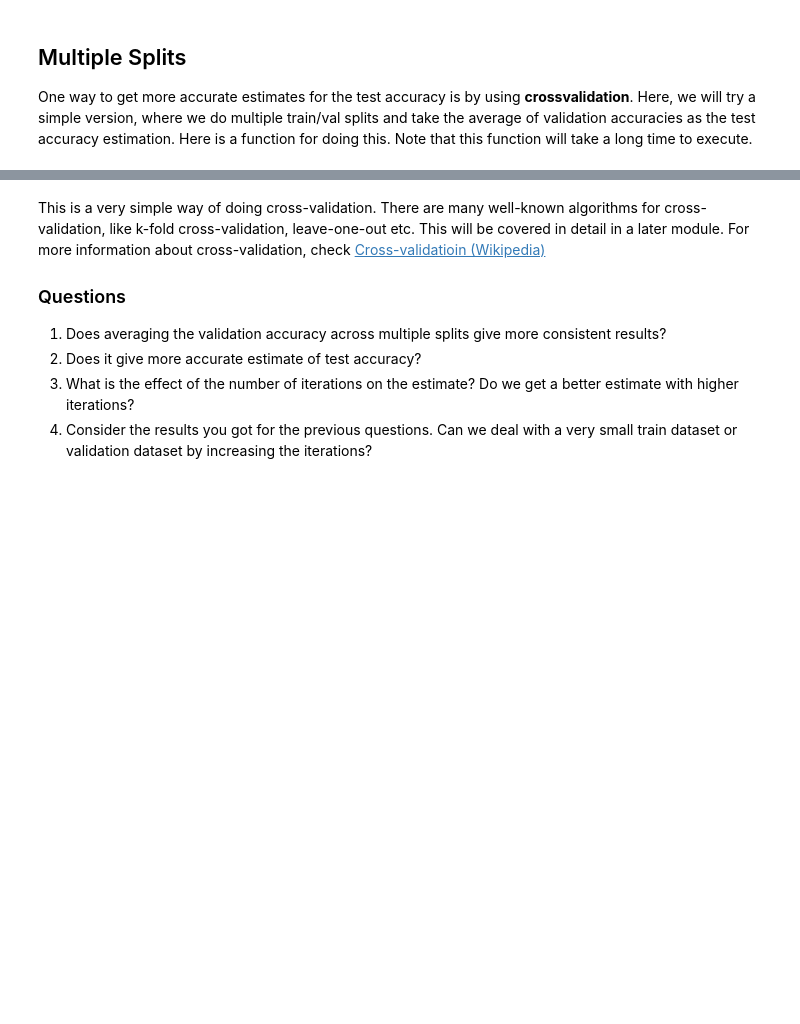
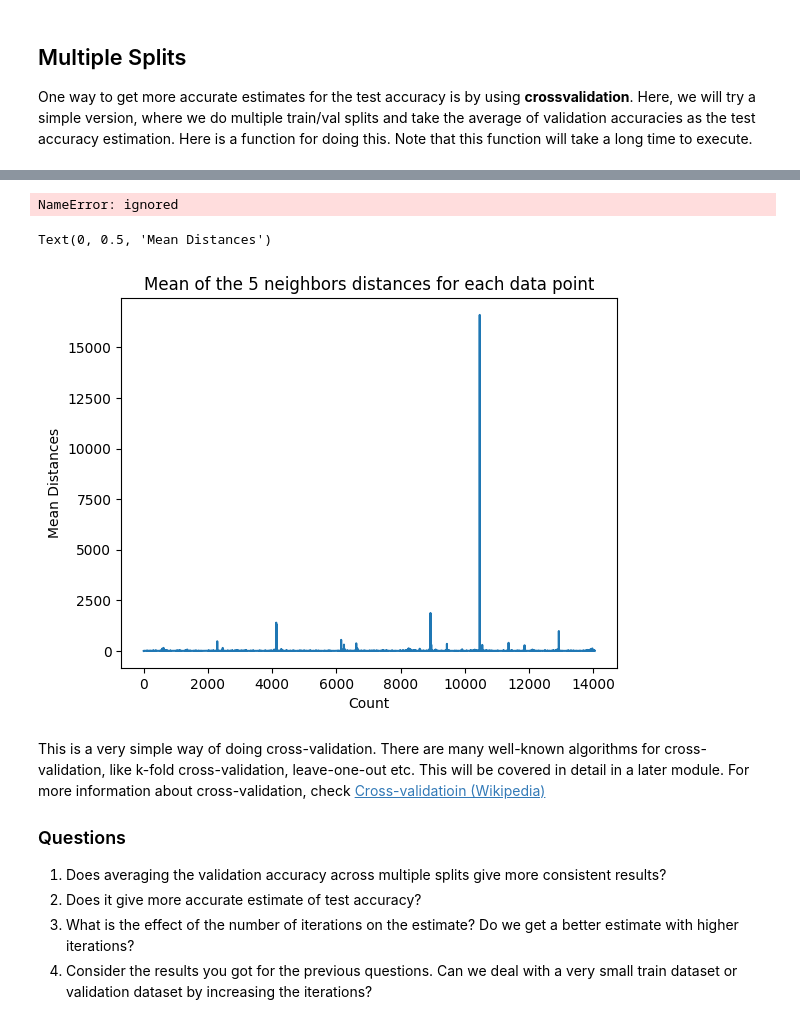
Before and after one commit to AmpsandBits/FMML2023_LabsProjects, a Jupyter notebook: Module_01_Lab_02_MLPractice.ipynb, the cells around one changed output, grey strips where cells are left out. Cells and saved outputs as stored; diff of their text form; code cells hidden in the pictures; blank space fills up the shorter version.

```diff
--- a/Module_01_Lab_02_MLPractice.ipynb
+++ b/Module_01_Lab_02_MLPractice.ipynb
@@ -197,0 +215,9 @@ test accuracy is  0.34917953667953666
+# %%
+from sklearn.model_selection import KFold
+kf = KFold(n_splits=5)
+from sklearn.neighbors import NearestNeighbors
+
+nbrs = NearestNeighbors(n_neighbors = 5)
+nbrs.fit(traindata)
+# Distances and indexes of the 5 neighbors
+distances, indexes = nbrs.kneighbors(traindata)
@@ -198,3 +269,34 @@ test accuracy is  0.34917953667953666
+# %%
+kf=KFold(n_splits=5)
+score=cross_val_score(NearestNeighbors,traindata,valdata,cv=kf)
+print("Cross Validation Scores are {}".format(score))
+print("Average Cross Validation score :{}".format(score.mean()))
+from sklearn.model_selection import LeaveOneOut,cross_val_score
+
+from sklearn.model_selection import LeavePOut,cross_val_score
+lpo=LeavePOut(p=2)
+lpo.get_n_splits(X)
+cf1=NearestNeighbors(n_estimators=10,max_depth=5,n_jobs=-1)
+score=cross_val_score(tree,X,Y,cv=lpo)
+print("Cross Validation Scores are {}".format(score))
+print("Average Cross Validation score :{}".format(score.mean()))
+loo=LeaveOneOut()
+cf2=NearestNeighbors(n_estimators=10,max_depth=5,n_jobs=-1)
+score=cross_val_score(tree,X,Y,cv=loo)
+print("Cross Validation Scores are {}".format(score))
+print("Average Cross Validation score :{}".format(score.mean()))
+# %% [output]
+NameError: ignored
+# %%
+import matplotlib.pyplot as plt
+dist_means = distances.mean(axis=1)
+plt.plot(dist_means)
+plt.title('Mean of the 5 neighbors distances for each data point')
+plt.xlabel('Count')
+plt.ylabel('Mean Distances')
+# %% [output]
+Text(0, 0.5, 'Mean Distances')
+[figure, added]
 # %% [markdown]
 This is a very simple way of doing cross-validation. There are many well-known algorithms for cross-validation, like k-fold cross-validation, leave-one-out etc. This will be covered in detail in a later module. For more information about cross-validation, check <a href=https://en.wikipedia.org/wiki/Cross-validation_(statistics)>Cross-validatioin (Wikipedia)</a>
 
```
Also changed, not shown: parts of 7 cells of this notebook.
